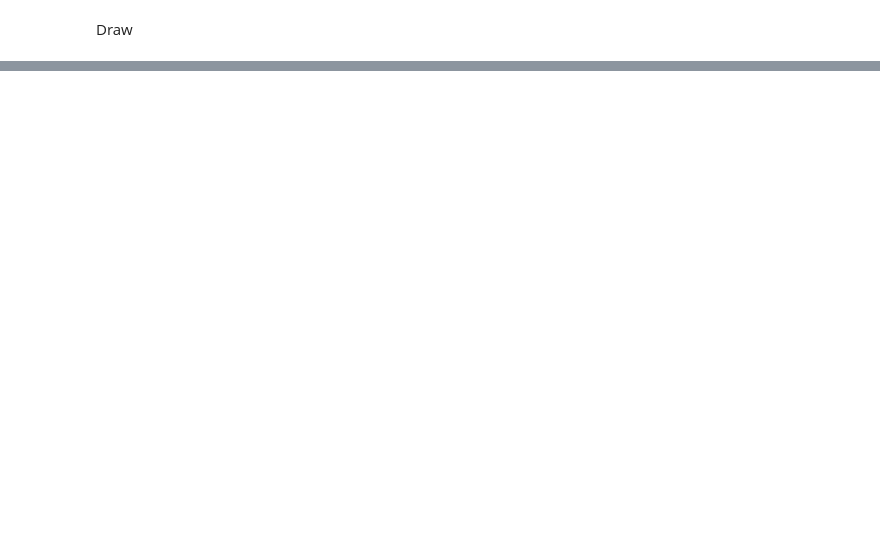
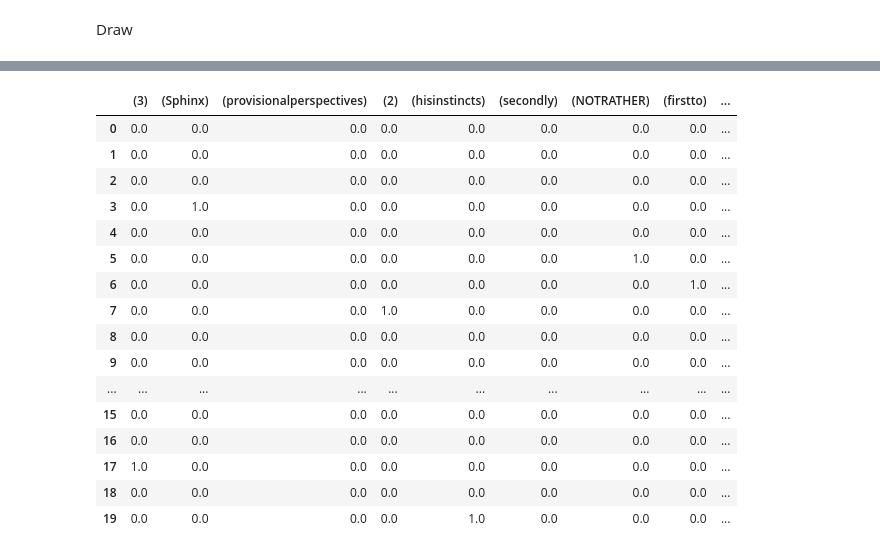
Before and after one commit to KhaldounN/Files-, a Jupyter notebook: Final_project/DSF_FINAL_PROJECT.ipynb, the cells around one changed output, grey strips where cells are left out. Drawn from its saved outputs; the diff is of its cells as text; code cells hidden in the pictures; blank space fills up the shorter version.

```diff
--- a/Final_project/DSF_FINAL_PROJECT.ipynb
+++ b/Final_project/DSF_FINAL_PROJECT.ipynb
@@ -378,0 +334,73 @@ plt.plot(l['Minor'])
+# %%
+from collections import Counter
+from spacy.lang.en.stop_words import STOP_WORDS
+def tf(word, doc):
+    counts = Counter(lemmatize(doc))
+    return counts[word]
+
+
+def idf(word, docs):
+    count = 0
+    for doc in docs:
+        if word in lemmatize(doc):
+            count += 1
+    return count / len(docs)
+def lemmatize(doc):
+  return doc.ents
+  return [token.text for token in doc.ents if not
+          (token.label_ == 'CARDINAL')]
+
+
+
+
+    #return [token.lemma_ for token in doc if not
+         #  (token.is_punct or token.is_space or token.lower_ in STOP_WORDS)]
+#doc = nlp(u"#bbuzz 2016: Rafał Kuć - Running High Performance And Fault Tolerant Elasticsearch")
+#for entity in doc.ents:
+ # print(entity.label_, ' | ', entity.text)
+
+
+def tf_idf(word, doc, docs):
+    return tf(word, doc) * idf(word, docs)
+def all_lemmas(docs):
+    lemmas = set()
+    for doc in docs:
+      lemmas.update(lemmatize(doc))
+    return lemmas
+def tf_idf_doc(doc, docs):
+    lemmas = all_lemmas(docs)
+    res = {}
+    for lemma in lemmas:
+        res[lemma] = tf_idf(lemma, doc, docs)
+    return res
+
+    import pandas as pd
+
+def tf_idf_scores(docs):
+    lemmas = all_lemmas(docs)
+    rows = []
+    for doc in docs:
+        rows.append(tf_idf_doc(doc, docs))
+
+    return pd.DataFrame(rows)
+
+tb = tf_idf_scores(docs)
+tb / tb.max().max()
+# %% [output]
+|  | (3) | (Sphinx) | (provisionalperspectives) | (2) | (hisinstincts) | (secondly) | (NOTRATHER) | (firstto) | ... |
+| 0 | 0.0 | 0.0 | 0.0 | 0.0 | 0.0 | 0.0 | 0.0 | 0.0 | ... |
+| 1 | 0.0 | 0.0 | 0.0 | 0.0 | 0.0 | 0.0 | 0.0 | 0.0 | ... |
+| 2 | 0.0 | 0.0 | 0.0 | 0.0 | 0.0 | 0.0 | 0.0 | 0.0 | ... |
+| 3 | 0.0 | 1.0 | 0.0 | 0.0 | 0.0 | 0.0 | 0.0 | 0.0 | ... |
+| 4 | 0.0 | 0.0 | 0.0 | 0.0 | 0.0 | 0.0 | 0.0 | 0.0 | ... |
+| 5 | 0.0 | 0.0 | 0.0 | 0.0 | 0.0 | 0.0 | 1.0 | 0.0 | ... |
+| 6 | 0.0 | 0.0 | 0.0 | 0.0 | 0.0 | 0.0 | 0.0 | 1.0 | ... |
+| 7 | 0.0 | 0.0 | 0.0 | 1.0 | 0.0 | 0.0 | 0.0 | 0.0 | ... |
+| 8 | 0.0 | 0.0 | 0.0 | 0.0 | 0.0 | 0.0 | 0.0 | 0.0 | ... |
+| 9 | 0.0 | 0.0 | 0.0 | 0.0 | 0.0 | 0.0 | 0.0 | 0.0 | ... |
+| ... | ... | ... | ... | ... | ... | ... | ... | ... | ... |
+| 15 | 0.0 | 0.0 | 0.0 | 0.0 | 0.0 | 0.0 | 0.0 | 0.0 | ... |
+| 16 | 0.0 | 0.0 | 0.0 | 0.0 | 0.0 | 0.0 | 0.0 | 0.0 | ... |
+| 17 | 1.0 | 0.0 | 0.0 | 0.0 | 0.0 | 0.0 | 0.0 | 0.0 | ... |
+| 18 | 0.0 | 0.0 | 0.0 | 0.0 | 0.0 | 0.0 | 0.0 | 0.0 | ... |
+| 19 | 0.0 | 0.0 | 0.0 | 0.0 | 1.0 | 0.0 | 0.0 | 0.0 | ... |
```
Also changed, not shown: parts of 7 cells of this notebook.
